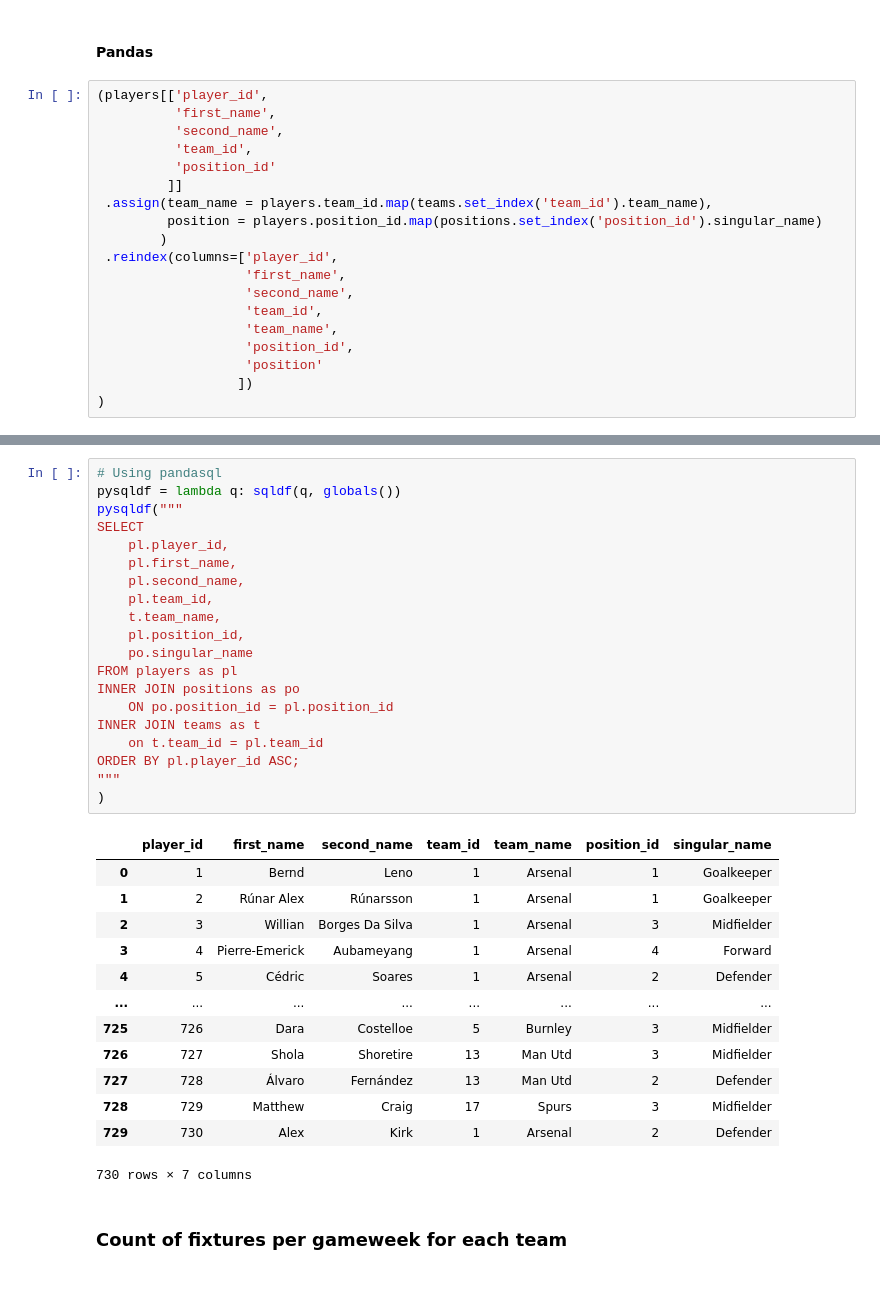
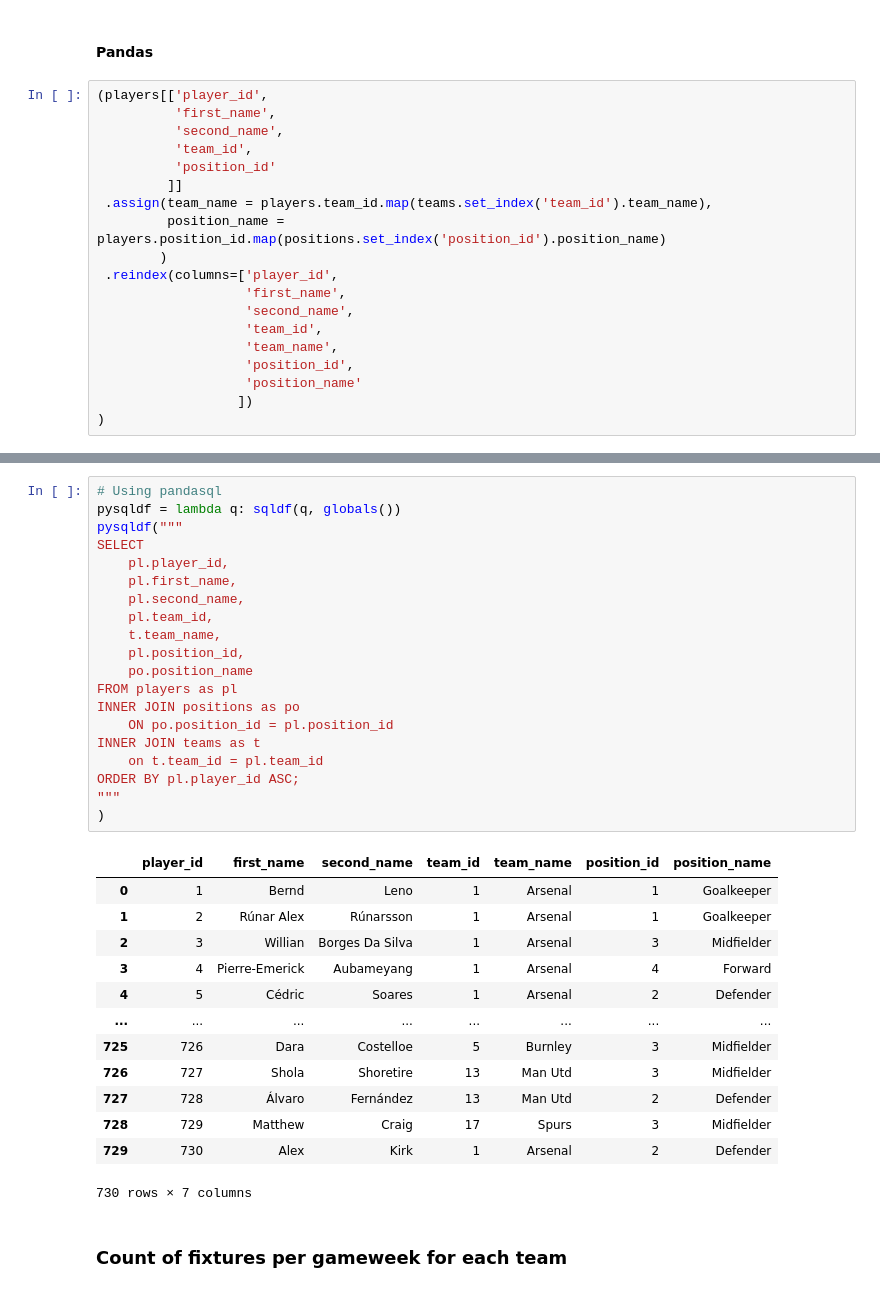
Before and after one commit to steffrees/fpl-etl, a Jupyter notebook: Storing Fantasy Premier League data in a database - part 2.ipynb, the cells around one changed output, grey strips where cells are left out. Cells and saved outputs as stored; diff of their text form.

```diff
--- a/Storing Fantasy Premier League data in a database - part 2.ipynb
+++ b/Storing Fantasy Premier League data in a database - part 2.ipynb
@@ -276,7 +274,7 @@ pd.read_sql_query(query, con)
           'position_id'
          ]]
  .assign(team_name = players.team_id.map(teams.set_index('team_id').team_name),
-         position = players.position_id.map(positions.set_index('position_id').singular_name)
+         position_name = players.position_id.map(positions.set_index('position_id').position_name)
         )
  .reindex(columns=['player_id',
                    'first_name',
@@ -284,7 +282,7 @@ pd.read_sql_query(query, con)
                    'team_id',
                    'team_name',
                    'position_id',
-                   'position'
+                   'position_name'
                   ])
 )
 # %% [output]
@@ -304,25 +302,25 @@ pd.read_sql_query(query, con)
 # %%
 # Using pandasql
 pysqldf = lambda q: sqldf(q, globals())
 pysqldf("""
 SELECT
     pl.player_id,
     pl.first_name,
     pl.second_name,
     pl.team_id,
     t.team_name,
     pl.position_id,
-    po.singular_name
+    po.position_name
 FROM players as pl
 INNER JOIN positions as po
     ON po.position_id = pl.position_id
 INNER JOIN teams as t
     on t.team_id = pl.team_id
 ORDER BY pl.player_id ASC;
 """
 )
 # %% [output]
-|  | player_id | first_name | second_name | team_id | team_name | position_id | singular_name |
+|  | player_id | first_name | second_name | team_id | team_name | position_id | position_name |
 | 0 | 1 | Bernd | Leno | 1 | Arsenal | 1 | Goalkeeper |
 | 1 | 2 | Rúnar Alex | Rúnarsson | 1 | Arsenal | 1 | Goalkeeper |
 | 2 | 3 | Willian | Borges Da Silva | 1 | Arsenal | 3 | Midfielder |
```
Also changed, not shown: parts of 6 cells of this notebook, 1 other file.
